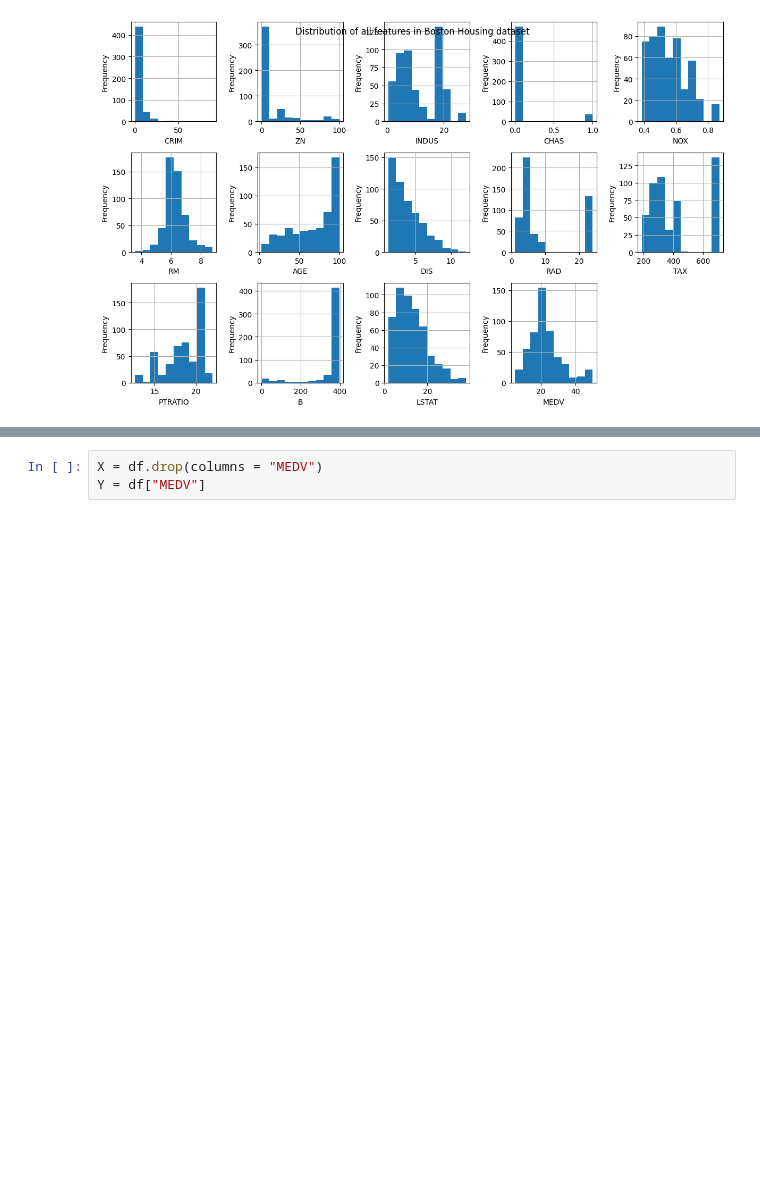
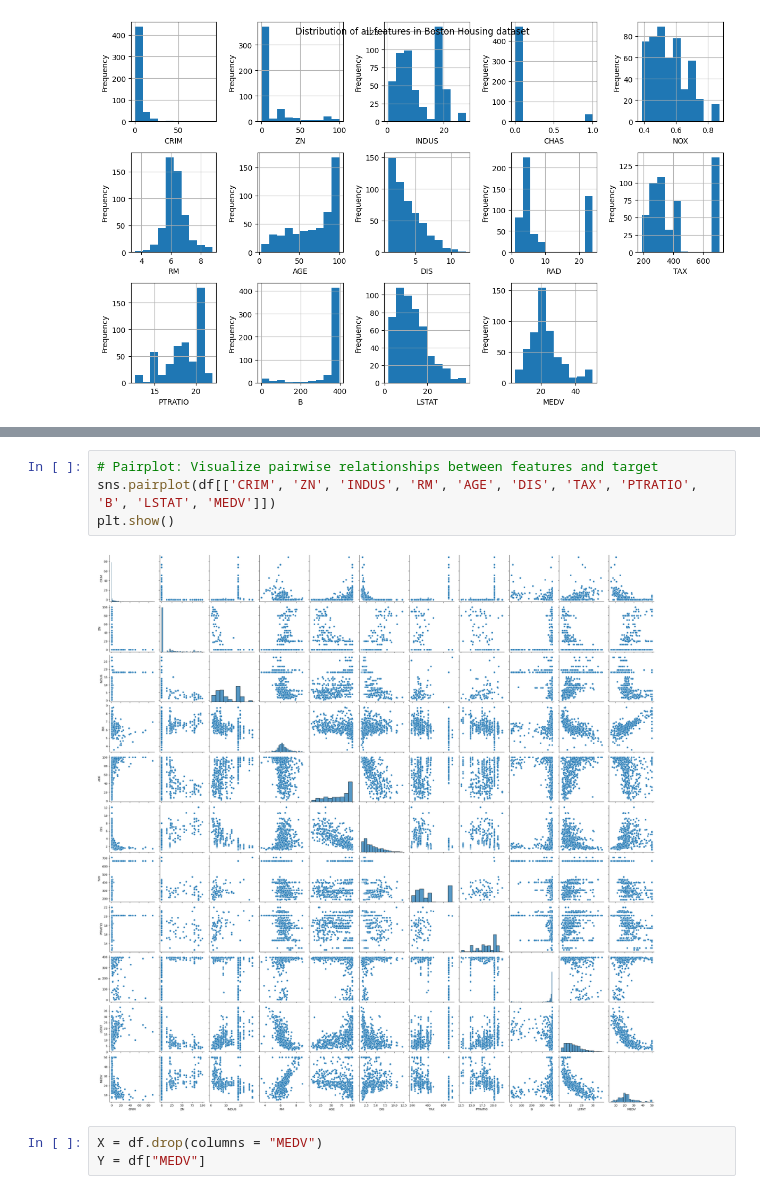
Before and after one commit to BGuragain1/Machine-Learning, a Jupyter notebook: Boston/boston-house-price-prediction.ipynb, the cells around one changed output, grey strips where cells are left out. Drawn from its saved outputs; the diff is of its cells as text; blank space fills up the shorter version.

```diff
--- a/Boston/boston-house-price-prediction.ipynb
+++ b/Boston/boston-house-price-prediction.ipynb
@@ -145,3 +164,9 @@ sns.heatmap(df.corr(),cmap = "coolwarm")
+# %%
+# Pairplot: Visualize pairwise relationships between features and target
+sns.pairplot(df[['CRIM', 'ZN', 'INDUS', 'RM', 'AGE', 'DIS', 'TAX', 'PTRATIO', 'B', 'LSTAT', 'MEDV']])
+plt.show()
+# %% [output]
+[figure, added]
 # %%
 X = df.drop(columns = "MEDV")
 Y = df["MEDV"]
```
Also changed, not shown: parts of 6 cells of this notebook, 1 other file.
